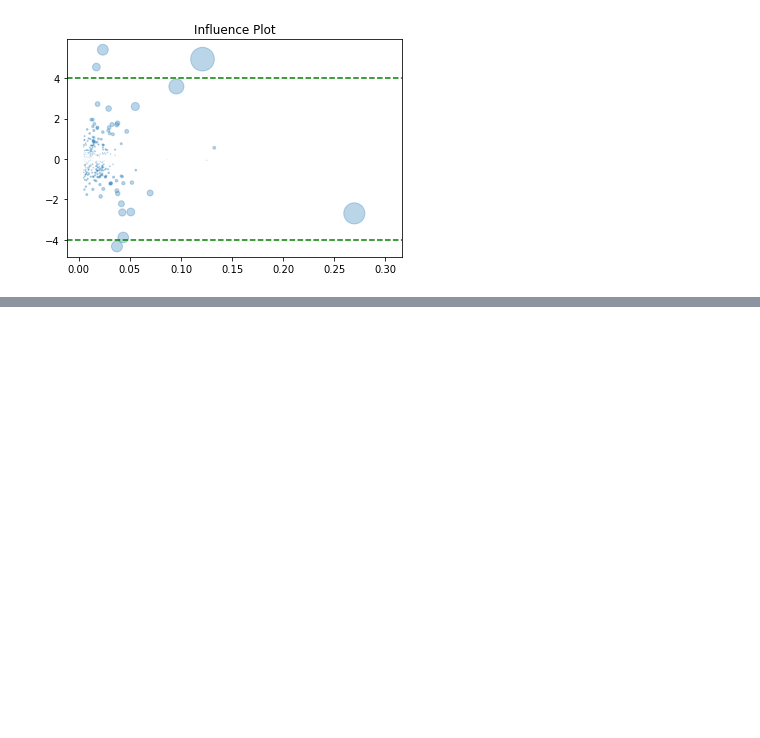
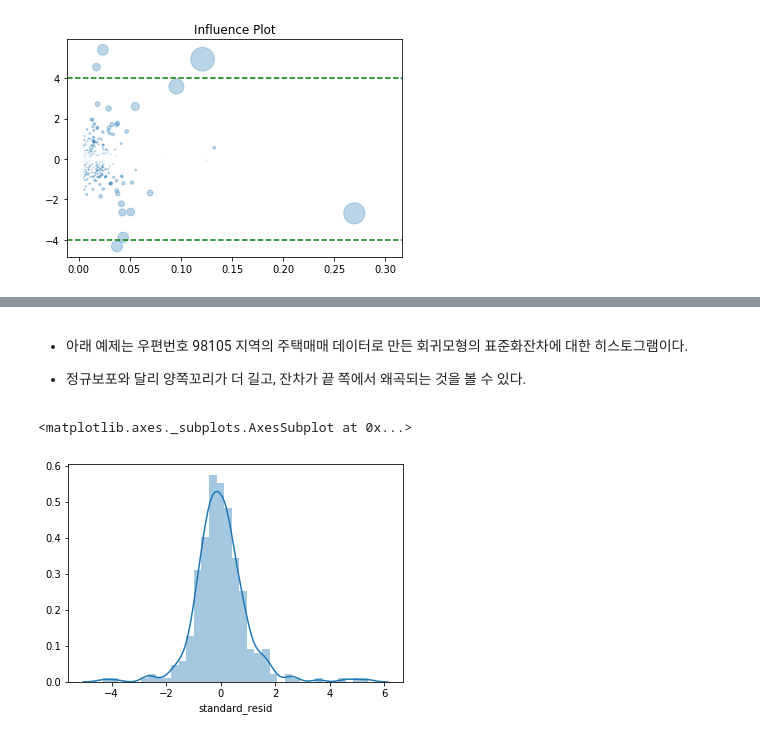
Before and after one commit to vanang/statistics-for-data-scientists-python, a Jupyter notebook: Notebooks/Chapter_4.ipynb, the cells around one changed output, grey strips where cells are left out. Drawn from its saved outputs; the diff is of its cells as text; code cells hidden in the pictures; blank space fills up the shorter version.

```diff
--- a/Notebooks/Chapter_4.ipynb
+++ b/Notebooks/Chapter_4.ipynb
@@ -742,0 +751,10 @@ ggplot_df['pred'] = result_98105.predict()
+# %% [markdown]
+* 아래 예제는 우편번호 98105 지역의 주택매매 데이터로 만든 회귀모형의 표준화잔차에 대한 히스토그램이다.
+
+* 정규보포와 달리 양쪽꼬리가 더 길고, 잔차가 끝 쪽에서 왜곡되는 것을 볼 수 있다.
+# %%
+import seaborn as sns
+sns.distplot(result_infldf_98105.standard_resid)
+# %% [output]
+<matplotlib.axes._subplots.AxesSubplot at 0x...>
+[figure, added]
```
Also changed, not shown: parts of 12 cells of this notebook.
